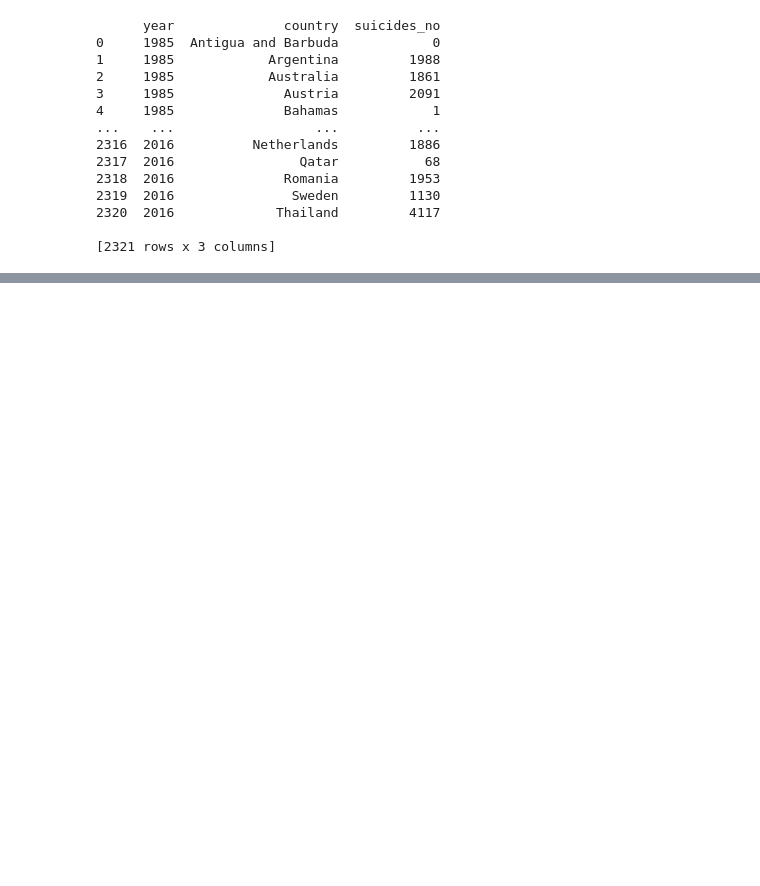
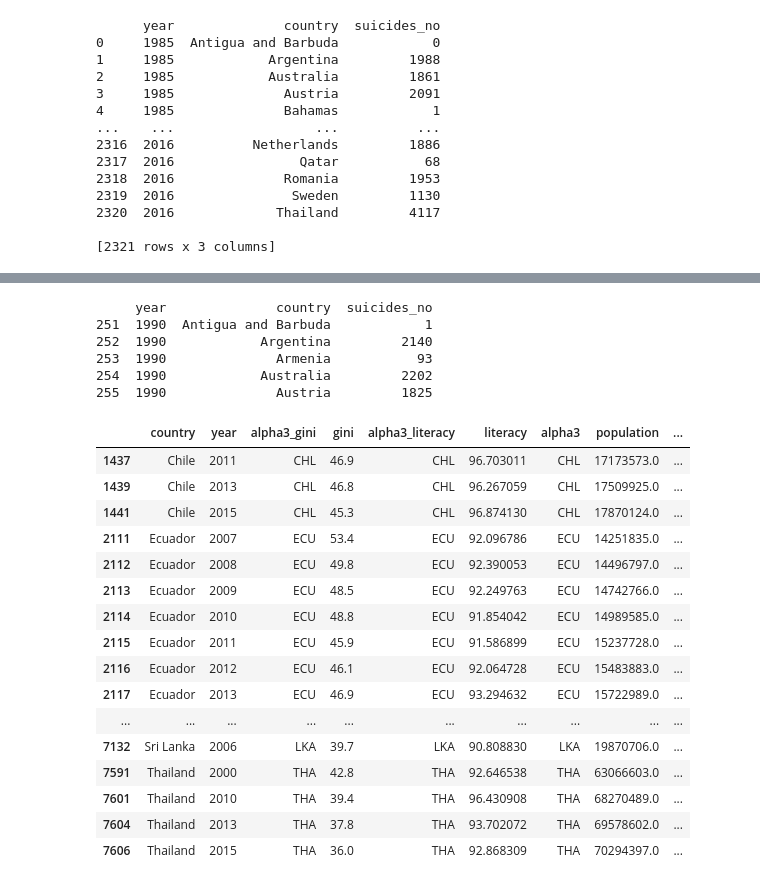
Before and after one commit to ttheszt27/NasaSpaceAppsChallange, a Jupyter notebook: Boldizsar/Giga_table_gen.ipynb, the cells around one changed output, grey strips where cells are left out. Cells and saved outputs as stored; diff of their text form; code cells hidden in the pictures; blank space fills up the shorter version.

```diff
--- a/Boldizsar/Giga_table_gen.ipynb
+++ b/Boldizsar/Giga_table_gen.ipynb
@@ -200,6 +182,9 @@ poverty_data_pd
 | 265 | Zimbabwe | ZWE | Poverty headcount ratio at nation... | SI.POV.NAHC | NaN | NaN | NaN | NaN | ... |
 266 rows × 69 columns
 # %%
+# Initialize an empty list to store DataFrames
+df_list = []
+
 for year in range(1990, 2021):  # Assuming the range of years is from 1990 to 2020
     year_column = str(year)
 
@@ -212,19 +197,21 @@ for year in range(1990, 2021):  # Assuming the range of years is from 1990 to 20
         df_year = df_year.rename(columns={
             'Country Name': 'country',
             'Country Code': 'alpha3',
-            year_column: 'value'
+            year_column: 'poverty'
         })
 
         # Add a new column 'year' to store the current year
         df_year['year'] = year
 
-        # Rearrange the columns to ['country', 'year', 'alpha3', 'value']
-        df_year = df_year[['country', 'year', 'alpha3', 'value']]
+        # Rearrange the columns to ['country', 'year', 'alpha3', 'population']
+        df_year = df_year[['country', 'year', 'alpha3', 'poverty']]
 
-        # Dynamically create a new DataFrame variable
-        globals()[f'poverty_data_pd{year}'] = df_year
+        # Append the DataFrame to the list
+        df_list.append(df_year)
 
-        # Optionally, print or inspect the result for a specific year
-        print(f'poverty_data_pd{year}')
-        print(df_year.head())
+# Concatenate all the DataFrames in the list into a single DataFrame
+merged_poverty_data = pd.concat(df_list, ignore_index=True)
+
+# Optionally, inspect the merged DataFrame
+print(merged_poverty_data.head())
 # %% [output]
@@ -301,0 +242,43 @@ suicides_df_1986
+# %%
+# Filter the DataFrame for the years between 1990 and 2020 (inclusive)
+filtered_suicides_df = suicides_df[(suicides_df['year'] >= 1990) & (suicides_df['year'] <= 2020)]
+
+# Optionally, inspect the filtered DataFrame
+print(filtered_suicides_df.head())
+# %% [output]
+     year              country  suicides_no
+251  1990  Antigua and Barbuda            1
+252  1990            Argentina         2140
+253  1990              Armenia           93
+254  1990            Australia         2202
+255  1990              Austria         1825
+# %%
+# Start with the first DataFrame (e.g., gini data)
+merged_df = merged_gini_data
+
+# Now merge it iteratively with other DataFrames, specifying suffixes to avoid duplicates
+merged_df = pd.merge(merged_df, merged_literacy_data, on=['country', 'year'], how='outer', suffixes=('_gini', '_literacy'))
+merged_df = pd.merge(merged_df, merged_population_data, on=['country', 'year'], how='outer', suffixes=('', '_population'))
+merged_df = pd.merge(merged_df, merged_poverty_data, on=['country', 'year'], how='outer', suffixes=('', '_poverty'))
+merged_df = pd.merge(merged_df, filtered_suicides_df, on=['country', 'year'], how='outer', suffixes=('', '_suicides'))
+
+# Optionally inspect the merged DataFrame
+merged_df.dropna().size
+# %% [output]
+|  | country | year | alpha3_gini | gini | alpha3_literacy | literacy | alpha3 | population | ... |
+| 1437 | Chile | 2011 | CHL | 46.9 | CHL | 96.703011 | CHL | 17173573.0 | ... |
+| 1439 | Chile | 2013 | CHL | 46.8 | CHL | 96.267059 | CHL | 17509925.0 | ... |
+| 1441 | Chile | 2015 | CHL | 45.3 | CHL | 96.874130 | CHL | 17870124.0 | ... |
+| 2111 | Ecuador | 2007 | ECU | 53.4 | ECU | 92.096786 | ECU | 14251835.0 | ... |
+| 2112 | Ecuador | 2008 | ECU | 49.8 | ECU | 92.390053 | ECU | 14496797.0 | ... |
+| 2113 | Ecuador | 2009 | ECU | 48.5 | ECU | 92.249763 | ECU | 14742766.0 | ... |
+| 2114 | Ecuador | 2010 | ECU | 48.8 | ECU | 91.854042 | ECU | 14989585.0 | ... |
+| 2115 | Ecuador | 2011 | ECU | 45.9 | ECU | 91.586899 | ECU | 15237728.0 | ... |
+| 2116 | Ecuador | 2012 | ECU | 46.1 | ECU | 92.064728 | ECU | 15483883.0 | ... |
+| 2117 | Ecuador | 2013 | ECU | 46.9 | ECU | 93.294632 | ECU | 15722989.0 | ... |
+| ... | ... | ... | ... | ... | ... | ... | ... | ... | ... |
+| 7132 | Sri Lanka | 2006 | LKA | 39.7 | LKA | 90.808830 | LKA | 19870706.0 | ... |
+| 7591 | Thailand | 2000 | THA | 42.8 | THA | 92.646538 | THA | 63066603.0 | ... |
+| 7601 | Thailand | 2010 | THA | 39.4 | THA | 96.430908 | THA | 68270489.0 | ... |
+| 7604 | Thailand | 2013 | THA | 37.8 | THA | 93.702072 | THA | 69578602.0 | ... |
+| 7606 | Thailand | 2015 | THA | 36.0 | THA | 92.868309 | THA | 70294397.0 | ... |
```
Also changed, not shown: parts of 6 cells of this notebook.
